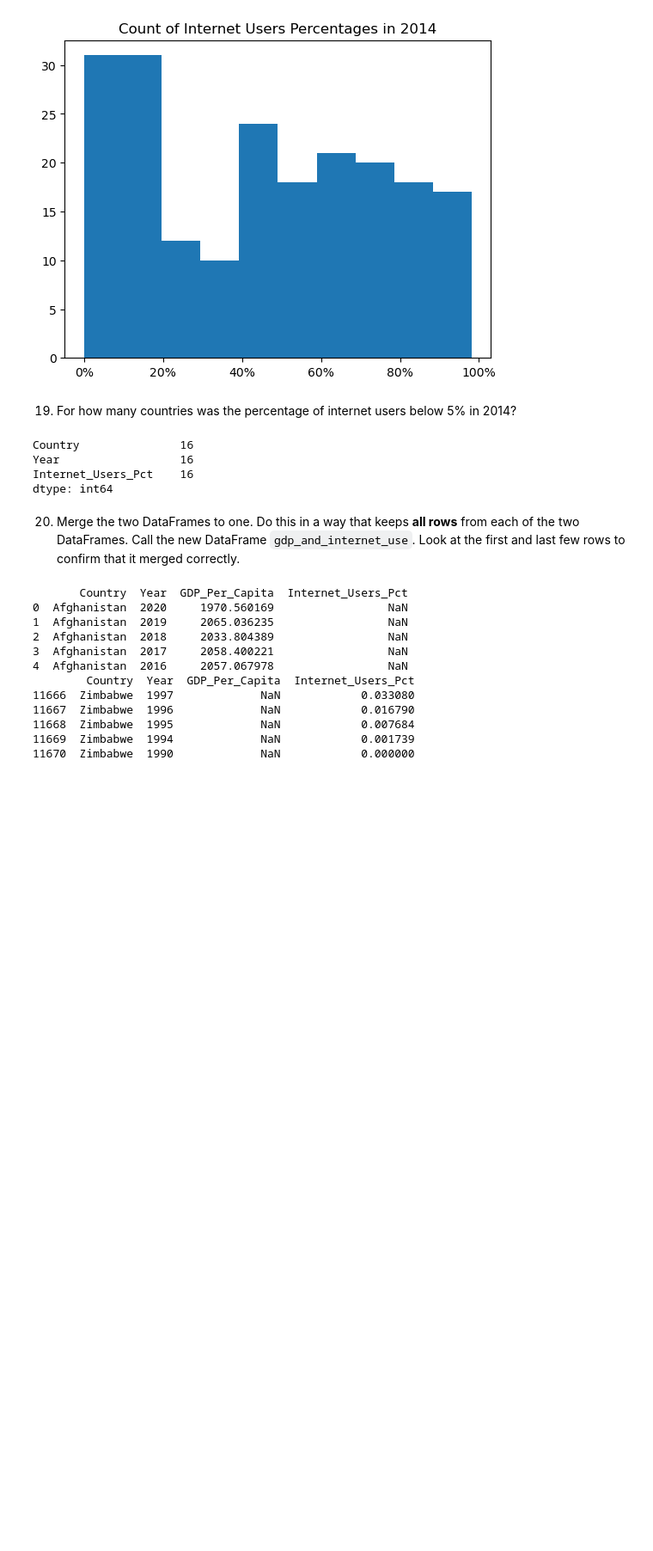
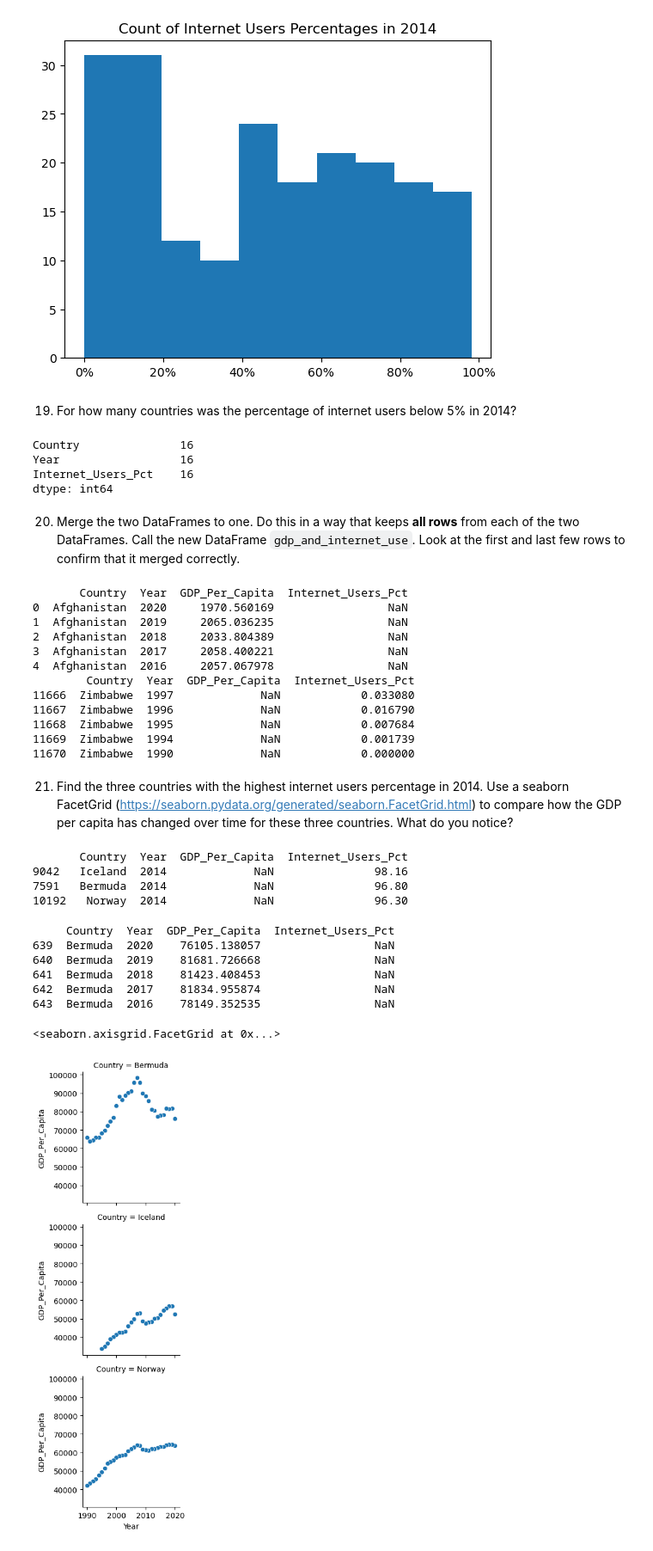
Before and after one commit to CaitlinC91/gdp-and-internet-usage-CaitlinC91, a Jupyter notebook: notebooks/un_gdp_internet_project.ipynb, the cells around one changed output. Shown: that part at 86% size. Cells and saved outputs as stored; diff of their text form; code cells hidden in the pictures; blank space fills up the shorter version.

```diff
--- a/notebooks/un_gdp_internet_project.ipynb
+++ b/notebooks/un_gdp_internet_project.ipynb
@@ -355,3 +355,30 @@ print(gdp_and_internet_use.tail())
 11668  Zimbabwe  1995             NaN            0.007684
 11669  Zimbabwe  1994             NaN            0.001739
 11670  Zimbabwe  1990             NaN            0.000000
+# %% [markdown]
+21. Find the three countries with the highest internet users percentage in 2014. Use a seaborn FacetGrid (https://seaborn.pydata.org/generated/seaborn.FacetGrid.html) to compare how the GDP per capita has changed over time for these three countries. What do you notice?
+# %%
+#Countries with hightest internet user percentage in 2014: Iceland, Bermuda, Norway
+year_2014 = gdp_and_internet_use.loc[gdp_and_internet_use['Year'] == 2014]
+top_3_2014 = year_2014.nlargest(3, 'Internet_Users_Pct')
+print(top_3_2014)
+# %% [output]
+       Country  Year  GDP_Per_Capita  Internet_Users_Pct
+9042   Iceland  2014             NaN               98.16
+7591   Bermuda  2014             NaN               96.80
+10192   Norway  2014             NaN               96.30
+# %%
+#Each countries gdp took a drop around 2008 (maybe from the 2008 represssion). Iceland was most significantly affected.
+top_3_countries = gdp_and_internet_use[gdp_and_internet_use['Country'].isin(['Iceland', 'Bermuda', 'Norway'])]
+print(top_3_countries.head())
+g = sns.FacetGrid(top_3_countries,  row="Country")
+g.map(sns.scatterplot, "Year", "GDP_Per_Capita")
+# %% [output]
+     Country  Year  GDP_Per_Capita  Internet_Users_Pct
+639  Bermuda  2020    76105.138057                 NaN
+640  Bermuda  2019    81681.726668                 NaN
+641  Bermuda  2018    81423.408453                 NaN
+642  Bermuda  2017    81834.955874                 NaN
+643  Bermuda  2016    78149.352535                 NaN
+<seaborn.axisgrid.FacetGrid at 0x...>
+[figure, added]
```
